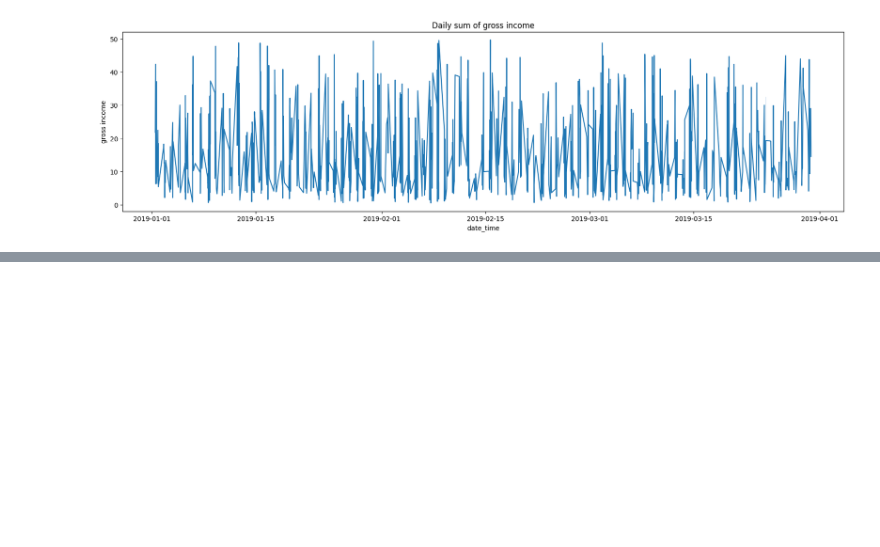
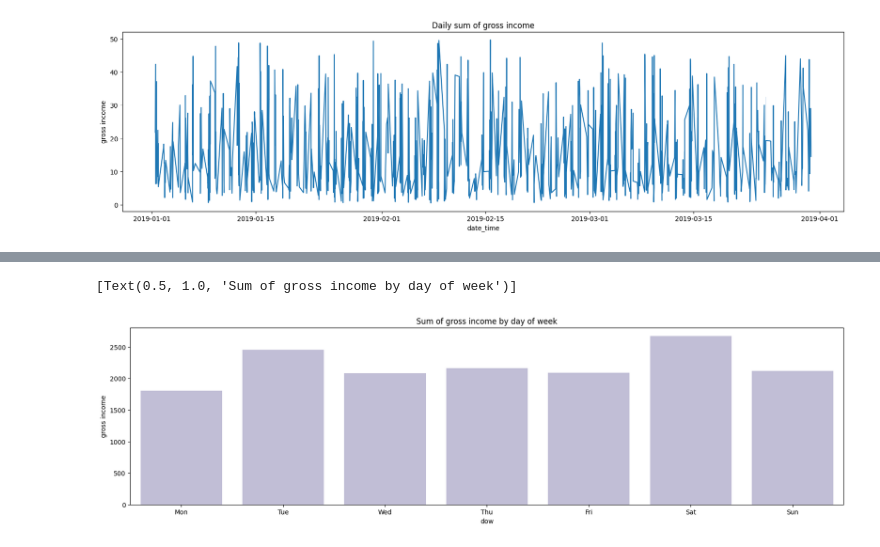
Before and after one commit to Zzzhenya/Supermarket_sales, a Jupyter notebook: Supermarket_data_exploration.ipynb, the cells around one changed output, grey strips where cells are left out. Cells and saved outputs as stored; diff of their text form; code cells hidden in the pictures; blank space fills up the shorter version.

Commit message:
sales by day of week

```diff
--- a/Supermarket_data_exploration.ipynb
+++ b/Supermarket_data_exploration.ipynb
@@ -739,0 +751,4 @@ df_dt.head(3)
+# %%
+#Sorting by date and time
+df_dt.sort_values(by=["date_time"], inplace = True)
+df_dt.head(10)
@@ -889,0 +917,9 @@ sns.lineplot(data = df_dt, x = "date_time", y = "gross income", ax = ax).set(
+# %%
+# the day of the week people are most likely to purchase/ the supermarket is most likely to make revenue.
+day_of_week = df_dt.copy()
+
+dow_list = []
+for line in day_of_week["date_time"]:
+     dow_list.append(line.day_of_week)
+day_of_week["dow"] = dow_list
+day_of_week.head(3)
@@ -889,0 +932,12 @@ sns.lineplot(data = df_dt, x = "date_time", y = "gross income", ax = ax).set(
+# %%
+type(day_of_week["dow"][3])
+day_of_week["dow"].replace({
+    1 : "Tue",
+    2 : "Wed",
+    3 : "Thu",
+    4 : "Fri",
+    5 : "Sat",
+    6 : "Sun",
+    0 : "Mon"
+}, inplace = True)
+day_of_week.head(3)
@@ -889,0 +950,5 @@ sns.lineplot(data = df_dt, x = "date_time", y = "gross income", ax = ax).set(
+# %%
+dow_income = day_of_week.groupby("dow")[["gross income"]].sum()
+dow_income.reset_index(inplace=True)
+dow_income
+#day_of_week["dow"].value_counts()
@@ -889,0 +975,14 @@ sns.lineplot(data = df_dt, x = "date_time", y = "gross income", ax = ax).set(
+# %%
+#["Mon","Tue","Wed", "Thu", "Fri", "Sat","Sun"]
+fig, ax = plt.subplots(figsize=(20, 5))
+sns.barplot(
+    data = dow_income,
+    x = "dow",
+    y = "gross income",
+    color = cat_palette[2],
+    order = ["Mon","Tue","Wed", "Thu", "Fri", "Sat","Sun"],
+    ax = ax).set(
+    title = "Sum of gross income by day of week")
+# %% [output]
+[Text(0.5, 1.0, 'Sum of gross income by day of week')]
+[figure, added]
```
Also changed, not shown: parts of 16 cells of this notebook.
